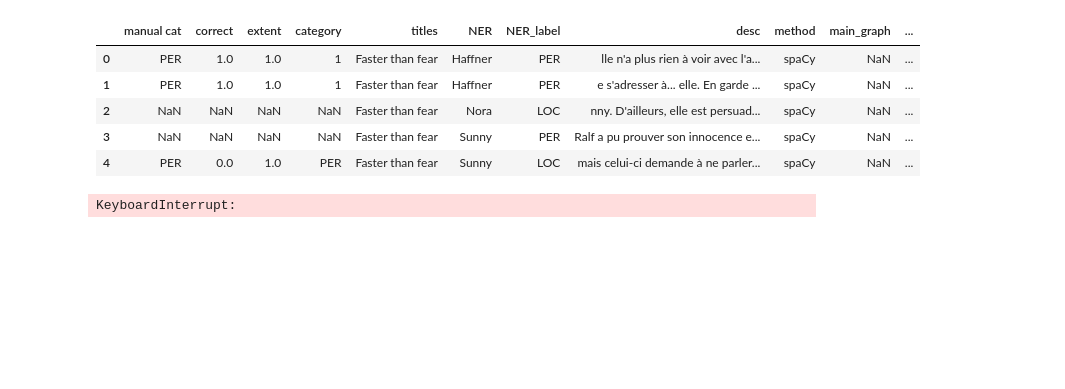
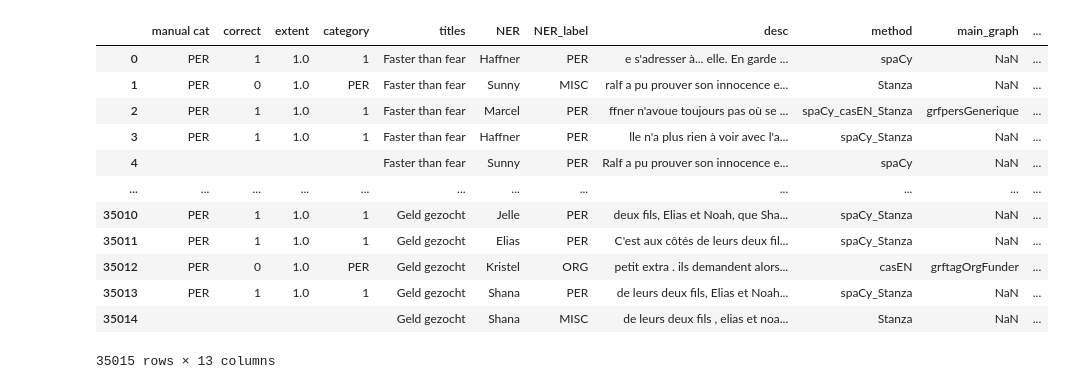
Before and after one commit to Valentin-Gauthier/NER, a Jupyter notebook: NER/NER.ipynb, the cells around one changed output. Cells and saved outputs as stored; diff of their text form; code cells hidden in the pictures; blank space fills up the shorter version.

```diff
--- a/NER/NER.ipynb
+++ b/NER/NER.ipynb
@@ -38,0 +20,14 @@ ARCHIVES_FOLDER = "C:\\Users\\valen\\Documents\\Informatique-L3\\Stage_NER\\NER\
+# %%
+importlib.reload(stanza_wrapper)
+from tools.stanza_wrapper import Stanza
+#stanza.download('fr')
+stanza = Stanza(
+    data = EXCEL_DATA,
+    use_gpu = True,
+    logging = True,
+    log_folder = LOG_FOLDER,
+    timer = True,
+    verbose = False
+)
+st_df = stanza.run()
+#stanza.df.to_excel("stanza.xlsx", index=False)
@@ -57,6 +87,7 @@ run in : 83.26s
 # %%
 importlib.reload(casen)
 from tools.casen import CasEN
+
 
 c = CasEN(
     path= CASEN,
@@ -64,15 +95,14 @@ c = CasEN(
     result_folder = CASEN_RESULT_FOLDER,
     data = EXCEL_DATA,
     remove_MISC = True,
-    archive_folder = None,
+    archive_folder = ARCHIVES_FOLDER,
     single_corpus = True,
-    run_casEN = False,
+    run_casEN = True,
     logging = True,
     log_folder = LOG_FOLDER,
     timer = True,
     verbose = True
 )
 c_df = c.run()
-#c_df.head()
-# c_df.to_excel("new_casen.xlsx")
+# c.df.to_excel("new_casen.xlsx")
 # %% [output]
@@ -88,21 +132,22 @@ importlib.reload(ner)
 from tools.ner import NER
 
 N = NER(
-    spaCy = s_df,
-    casEN = c_df,
+    spaCy = None,
+    casEN = None,
+    dfs = [s_df, c_df, st_df],
     data = EXCEL_DATA,
+    make_excel_file = True,
     casEN_priority_merge = True,
     casEN_graph_validation = GRF,
-    extent_optimisation = False,
+    extent_optimisation = None,
     remove_duplicate_rows = False,
     ner_result_folder = PIPELINE_RESULT,
     excluded_names = EXCLUDED_NAMES,
-    correction = EXCEL_CORRECTION,
+    correction = "D:\\travail\\Stage\\NER\\NER\\Ressources\\20231101_correction.xlsx",
     logging = True,
     log_folder = LOG_FOLDER,
     timer = True,
     verbose = True
 )
 N.run()
-N.df.head()
 # %% [output]
@@ -126,24 +171,13 @@ run in : 11.36s
 |  | manual cat | correct | extent | category | titles | NER | NER_label | desc | method | main_graph | ... |
-| 0 | PER | 1.0 | 1.0 | 1 | Faster than fear | Haffner | PER | lle n'a plus rien à voir avec l'a... | spaCy | NaN | ... |
-| 1 | PER | 1.0 | 1.0 | 1 | Faster than fear | Haffner | PER | e s'adresser à... elle. En garde ... | spaCy | NaN | ... |
-| 2 | NaN | NaN | NaN | NaN | Faster than fear | Nora | LOC | nny. D'ailleurs, elle est persuad... | spaCy | NaN | ... |
-| 3 | NaN | NaN | NaN | NaN | Faster than fear | Sunny | PER | Ralf a pu prouver son innocence e... | spaCy | NaN | ... |
-| 4 | PER | 0.0 | 1.0 | PER | Faster than fear | Sunny | LOC | mais celui-ci demande à ne parler... | spaCy | NaN | ... |
+| 0 | PER | 1 | 1.0 | 1 | Faster than fear | Haffner | PER | e s'adresser à... elle. En garde ... | spaCy | NaN | ... |
+| 1 | PER | 0 | 1.0 | PER | Faster than fear | Sunny | MISC | ralf a pu prouver son innocence e... | Stanza | NaN | ... |
+| 2 | PER | 1 | 1.0 | 1 | Faster than fear | Marcel | PER | ffner n'avoue toujours pas où se ... | spaCy_casEN_Stanza | grfpersGenerique | ... |
+| 3 | PER | 1 | 1.0 | 1 | Faster than fear | Haffner | PER | lle n'a plus rien à voir avec l'a... | spaCy_Stanza | NaN | ... |
+| 4 |  |  |  |  | Faster than fear | Sunny | PER | Ralf a pu prouver son innocence e... | spaCy | NaN | ... |
+| ... | ... | ... | ... | ... | ... | ... | ... | ... | ... | ... | ... |
+| 35010 | PER | 1 | 1.0 | 1 | Geld gezocht | Jelle | PER | deux fils, Elias et Noah, que Sha... | spaCy_Stanza | NaN | ... |
+| 35011 | PER | 1 | 1.0 | 1 | Geld gezocht | Elias | PER | C'est aux côtés de leurs deux fil... | spaCy_Stanza | NaN | ... |
+| 35012 | PER | 0 | 1.0 | PER | Geld gezocht | Kristel | ORG | petit extra . ils demandent alors... | casEN | grftagOrgFunder | ... |
+| 35013 | PER | 1 | 1.0 | 1 | Geld gezocht | Shana | PER | de leurs deux fils, Elias et Noah... | spaCy_Stanza | NaN | ... |
+| 35014 |  |  |  |  | Geld gezocht | Shana | MISC | de leurs deux fils , elias et noa... | Stanza | NaN | ... |
+35015 rows × 13 columns
-# %%
-from tools import casen_parser
-importlib.reload(casen_parser)
-from tools.casen_parser import CasENParser
-
-
-parser = CasENParser()
-
-with open("C:\\Users\\valen\\Documents\\Informatique-L3\\Stage_NER\\NER\\Results\\CasEN\\Res_CasEN\\corpus.result.txt", 'r', encoding="utf-8") as f:
-    text = f.read()
-
-#text = """<s>L'oeuvre du talentueux {\{\{photographe\,\.w\+type="noun"\}\,\.roleName\+type="office"\+grfroleName\},.preInclude+grfpersContextePersonne} {\{Tristan\,\.forename\+grftagPrenom\} \{Garil\,\.surname\+grftagNomFamille\},.persName+grfpersPrenomNom} s'apprête à être exposée dans la {\{galerie\,\.w\+type="noun"\+kind\},.org+type="local"+quaero="ent"+grforgProximite} {\{\{Delandin\,\.surname\}\,\.persName\+grfpersGenerique\},.orgName+grforgSeule}.</s> <s>Mais la {\{directrice\,\.w\+type="noun"\},.roleName+type="office"+grfroleName} et fondatrice du lieu, {\{Estelle\,\.forename\+grftagPrenom\} \{Delandin\,\.surname\+grftagNomFamille\},.persName+grfpersPrenomNom}, est assassinée.</s>"""
-new_text = parser.convert(text=text)
-
-with open("corpus_result.txt", "w", encoding="utf-8") as f:
-    f.write(new_text)
-# %% [output]
-KeyboardInterrupt:
```
Also changed, not shown: parts of 13 cells of this notebook, 3 other files.
